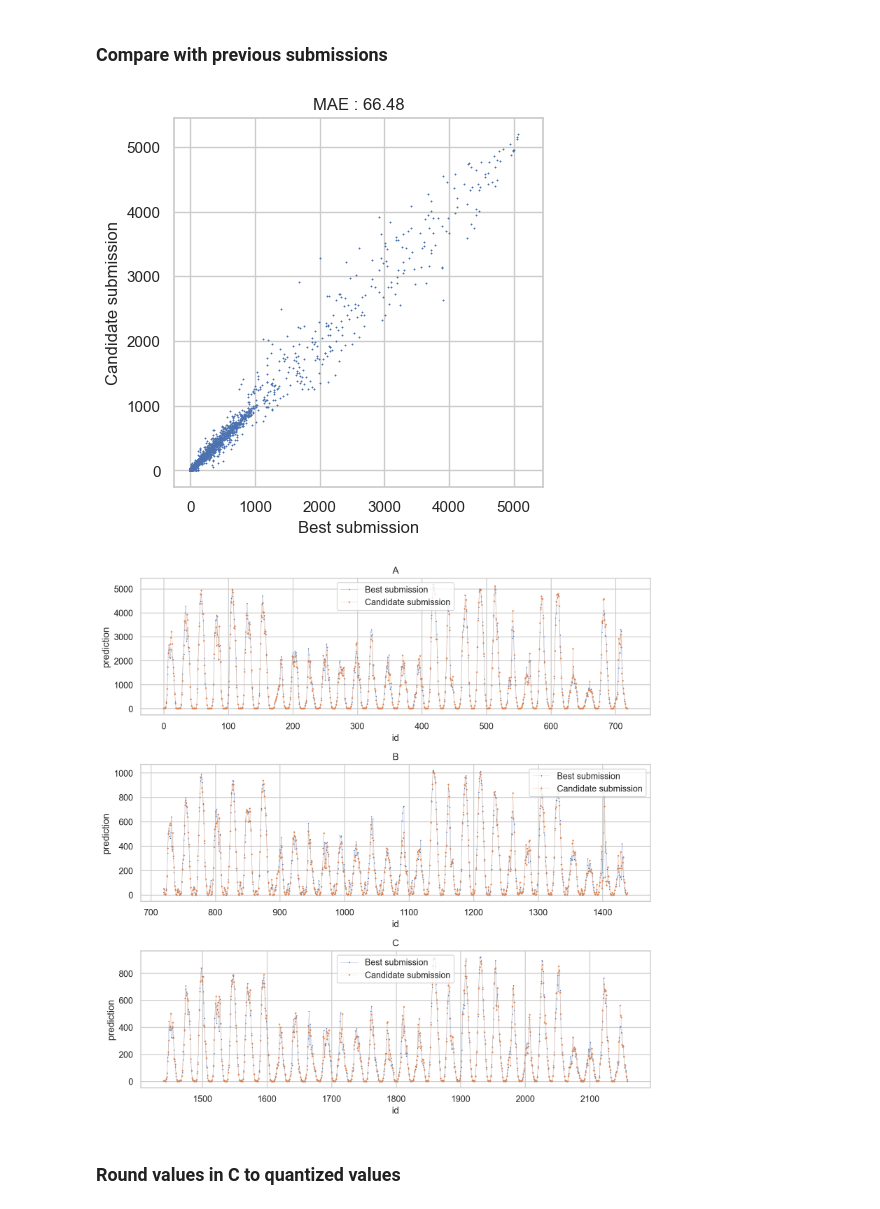
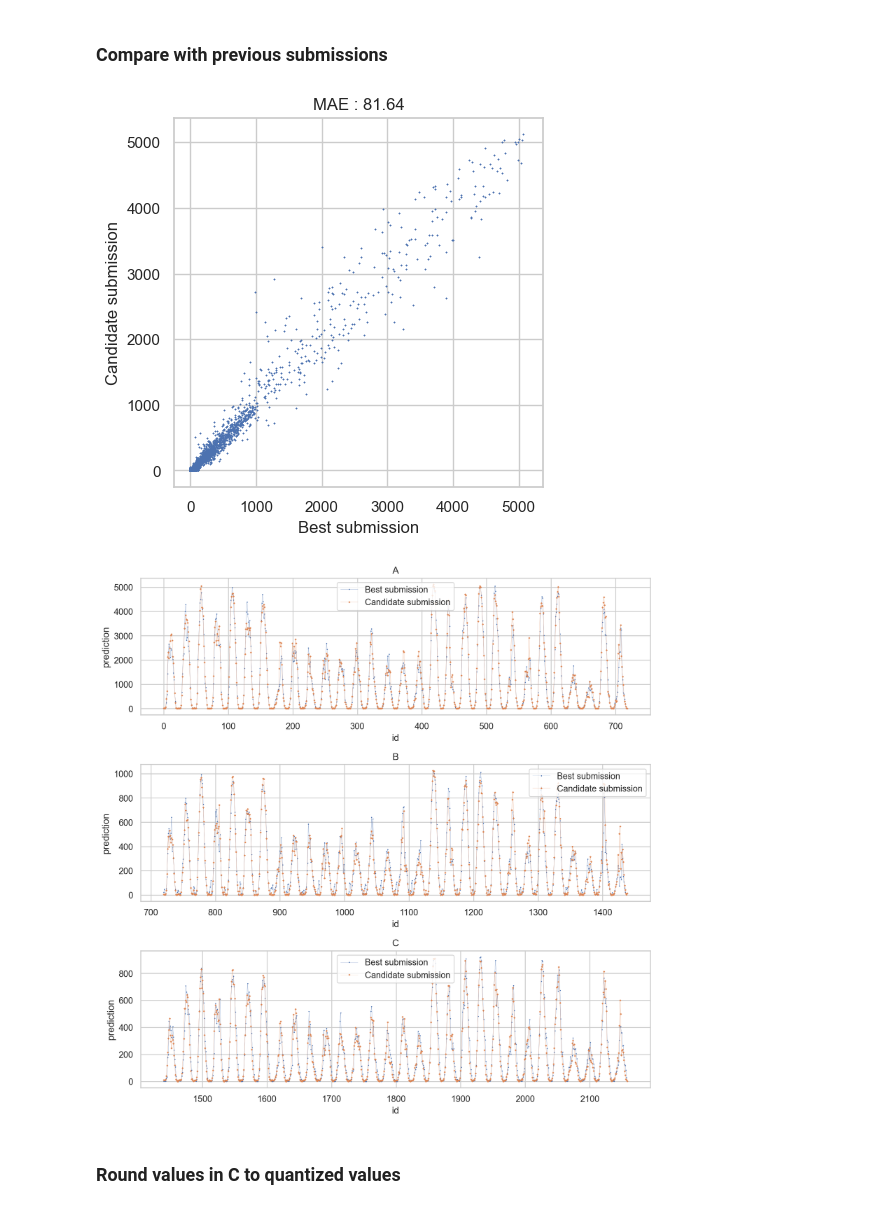
Before and after one commit to hugokerino/Energy-forecasting-NTNU, a Jupyter notebook: data/Noe/Short_notebook_1.ipynb, the cells around one changed output. Cells and saved outputs as stored; diff of their text form; code cells hidden in the pictures.

```diff
--- a/data/Noe/Short_notebook_1.ipynb
+++ b/data/Noe/Short_notebook_1.ipynb
@@ -1182,35 +1219,35 @@ submission.to_csv("Submissions/"+name+".csv",
 # %%
 # Compare with previous solutions
 sub1 = pd.read_csv('Submissions/catboost_kneighbor_dectree_to_lgb_lag2_minmax_old_code.csv')
-sub2 = pd.read_csv('Submissions/catboost_kneighbor_dectree_to_lgb_lag2_minmax_FUTURE.csv')
+sub2 = pd.read_csv('Submissions/catboost_kneighbor_dectree_to_lgb_lag4_minmax_FUTURE_v2_.csv')
 name1 = "Best submission"
 name2 = "Candidate submission"
 
 mae = mean_absolute_error(sub1['prediction'],sub2['prediction'])
 plt.figure()
 plt.scatter(sub1['prediction'],sub2['prediction'],s=0.05,marker="*")
 plt.xlabel(name1)
 plt.ylabel(name2)
 plt.title(f"MAE : {mae:.2f}")
 # plt.xscale("log")
 # plt.yscale("log")
 plt.axis("square")
 plt.show()
 
 n=sub1.shape[0]//3
 fig,ax = plt.subplots(nrows=3,ncols=1,figsize=(10,10),dpi=200)
 for index,loc in enumerate(['A','B','C']):
     ax[index].plot(sub1['id'].iloc[index*n:(index+1)*n-1],sub1['prediction'].iloc[index*n:(index+1)*n-1],'-*',linewidth = 0.2, markersize = 0.8, label = name1)
     ax[index].plot(sub2['id'].iloc[index*n:(index+1)*n-1],sub2['prediction'].iloc[index*n:(index+1)*n-1],'-+',linewidth = 0.2, markersize = 2, label = name2)
     ax[index].set_xlabel("id")
     ax[index].set_ylabel("prediction")
     ax[index].set_title(loc)
     ax[index].legend()
 fig.tight_layout()
 plt.show()
 # %% [output]
-[figure, old version]
+[figure, new version]
-[figure, old version]
+[figure, new version]
 # %% [markdown]
 ### Round values in C to quantized values
 # %%
```
Also changed, not shown: parts of 8 cells of this notebook, 4 other files.
